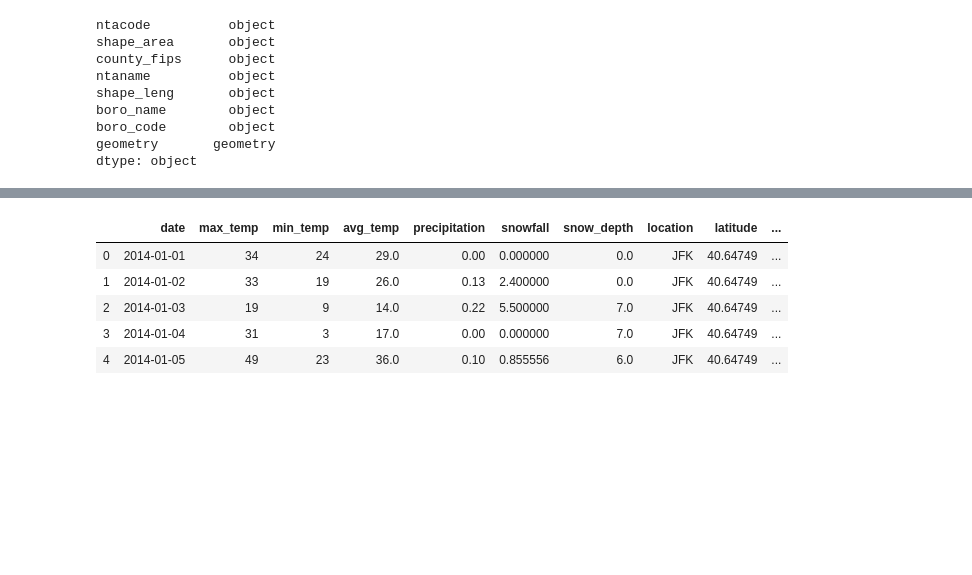
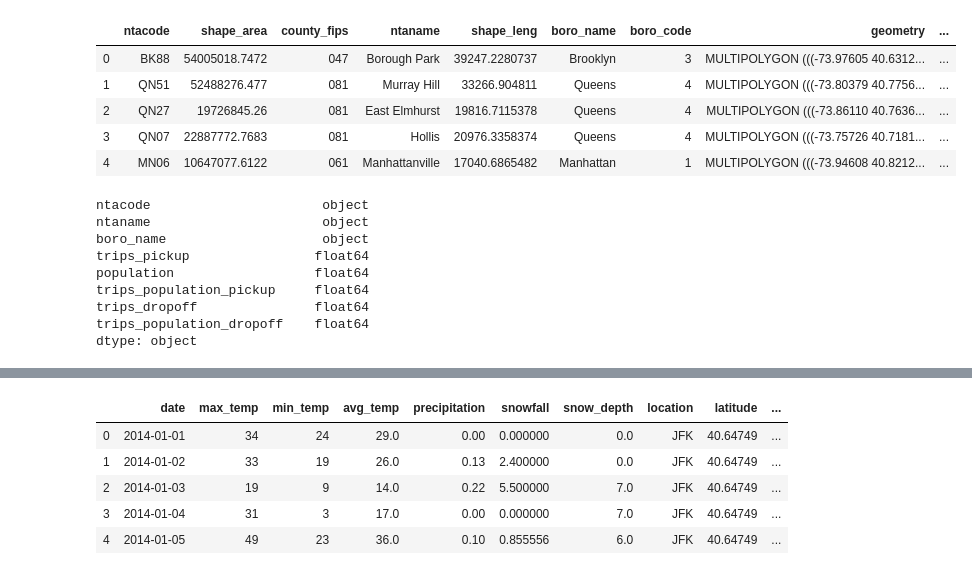
Before and after one commit to marioceron/DS4A_Datathon_Team03_2019, a Jupyter notebook: 4_CombinedAnalysis_Yellow_Green_MTA_Uber.ipynb, the cells around one changed output, grey strips where cells are left out. Saved outputs shown, nothing was run; the diff lists cells and outputs as text; code cells hidden in the pictures; blank space fills up the shorter version.

```diff
--- a/4_CombinedAnalysis_Yellow_Green_MTA_Uber.ipynb
+++ b/4_CombinedAnalysis_Yellow_Green_MTA_Uber.ipynb
@@ -46,3 +54,8 @@ mta_trips.drop(['borough', 'nta_name', 'shape_area','county_fips','shape_leng','
 # Opens the map as a GeoDataFrame
 path = 'Dataset/Original'
 nyc_bouroughs = geopandas.read_file(path + '/Neighborhood Tabulation Areas.geojson')
+# %%
+print(yellow_trips.shape)
+yellow_trips = yellow_trips.merge(yellow_trips_do, how = 'inner', on = ['ntacode', 'ntaname', 'boro_name', 'population'],
+                                 suffixes=('_pickup', '_dropoff'))
+print(yellow_trips.shape)
@@ -48,0 +74,5 @@ nyc_bouroughs = geopandas.read_file(path + '/Neighborhood Tabulation Areas.geojs
+# %%
+print(green_trips.shape)
+green_trips = green_trips.merge(green_trips_do, how = 'inner', on = ['ntacode', 'ntaname', 'boro_name', 'population'],
+                                 suffixes=('_pickup', '_dropoff'))
+print(green_trips.shape)
@@ -48,0 +108,8 @@ nyc_bouroughs = geopandas.read_file(path + '/Neighborhood Tabulation Areas.geojs
+# %%
+nyc_ntas = nyc_bouroughs.merge(yellow_trips, how = 'inner', on = ['ntacode', 'ntaname', 'boro_name'])
+nyc_ntas.rename({'trips_pickup':'trips_pickup_yellow',
+                 'trips_population_pickup':'trips_population_pickup_yellow',
+                 'trips_dropoff':'trips_dropoff_yellow',
+                 'trips_population_dropoff':'trips_population_dropoff_yellow'}, axis = 1,
+               inplace = True)
+nyc_ntas.dtypes
@@ -49,12 +131,27 @@ nyc_bouroughs = geopandas.read_file(path + '/Neighborhood Tabulation Areas.geojs
+# %%
+nyc_ntas = nyc_ntas.merge(green_trips, how = 'inner', on = ['ntacode', 'ntaname', 'boro_name', 'population'])
+nyc_ntas.rename({'trips_pickup':'trips_pickup_green',
+                 'trips_population_pickup':'trips_population_pickup_green',
+                 'trips_dropoff':'trips_dropoff_green',
+                 'trips_population_dropoff':'trips_population_dropoff_green'}, axis = 1,
+               inplace = True)
+nyc_ntas.head()
+# %% [output]
+|  | ntacode | shape_area | county_fips | ntaname | shape_leng | boro_name | boro_code | geometry | ... |
+| 0 | BK88 | 54005018.7472 | 047 | Borough Park | 39247.2280737 | Brooklyn | 3 | MULTIPOLYGON (((-73.97605 40.6312... | ... |
+| 1 | QN51 | 52488276.477 | 081 | Murray Hill | 33266.904811 | Queens | 4 | MULTIPOLYGON (((-73.80379 40.7756... | ... |
+| 2 | QN27 | 19726845.26 | 081 | East Elmhurst | 19816.7115378 | Queens | 4 | MULTIPOLYGON (((-73.86110 40.7636... | ... |
+| 3 | QN07 | 22887772.7683 | 081 | Hollis | 20976.3358374 | Queens | 4 | MULTIPOLYGON (((-73.75726 40.7181... | ... |
+| 4 | MN06 | 10647077.6122 | 061 | Manhattanville | 17040.6865482 | Manhattan | 1 | MULTIPOLYGON (((-73.94608 40.8212... | ... |
 # %%
-nyc_bouroughs.dtypes
+mta_trips.dtypes
 # %% [output]
-ntacode          object
-shape_area       object
-county_fips      object
-ntaname          object
-shape_leng       object
-boro_name        object
-boro_code        object
-geometry       geometry
+ntacode                      object
+ntaname                      object
+boro_name                    object
+trips_pickup                float64
+population                  float64
+trips_population_pickup     float64
+trips_dropoff               float64
+trips_population_dropoff    float64
 dtype: object
```
Also changed, not shown: parts of 23 cells of this notebook, 17 other files.
